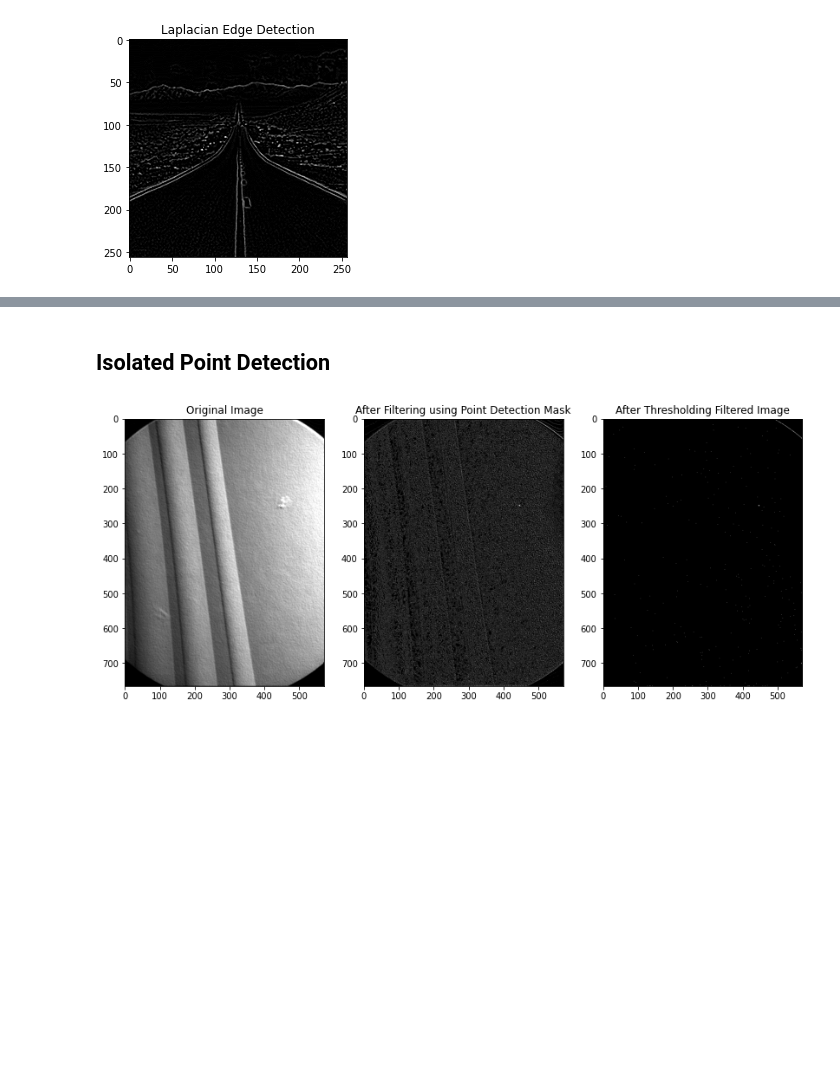
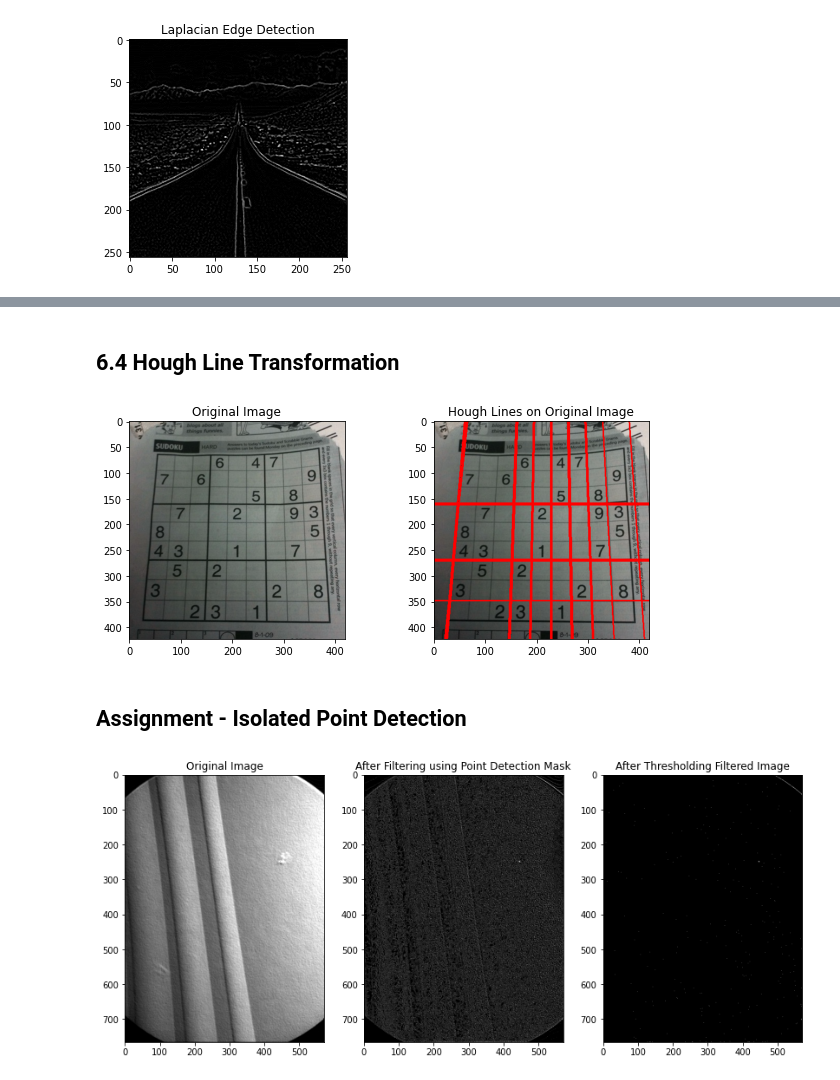
Before and after one commit to siddharthapdutta/DIP-Lab-Sem7, a Jupyter notebook: Exp 6 - Image Segmentation.ipynb, the cells around one changed output, grey strips where cells are left out. Saved outputs shown, nothing was run; the diff lists cells and outputs as text; code cells hidden in the pictures; blank space fills up the shorter version.

```diff
--- a/Exp 6 - Image Segmentation.ipynb
+++ b/Exp 6 - Image Segmentation.ipynb
@@ -114,5 +127,36 @@ plt.show()
+# %% [markdown]
+## 6.4 Hough Line Transformation
+# %%
+image = cv2.imread('Images/sudoku-original.jpg')
+gray = cv2.cvtColor(image, cv2.COLOR_BGR2GRAY)
+edges = cv2.Canny(gray, 50, 150, apertureSize=3)
+lines = cv2.HoughLines(edges, 1, np.pi/180, 200)
+
+for rt in lines:
+    for rho, theta in rt:
+        a = np.cos(theta)
+        b = np.sin(theta)
+        x0 = a*rho
+        y0 = b*rho
+        x1 = int(x0 + 1000*(-b))
+        y1 = int(y0 + 1000*(a))
+        x2 = int(x0 - 1000*(-b))
+        y2 = int(y0 - 1000*(a))
+
+        cv2.line(image, (x1,y1), (x2,y2), (255,0,), 2)
+
+
+fig = plt.figure(figsize=(10, 4))
+ax1 = fig.add_subplot(121)
+ax2 = fig.add_subplot(122)
+ax1.imshow(cv2.imread('Images/sudoku-original.jpg'))
+ax1.title.set_text('Original Image')
+ax2.imshow(image)
+ax2.title.set_text('Hough Lines on Original Image')
+# %% [output]
+[figure, added]
 # %% [markdown]
-## Isolated Point Detection
+## Assignment - Isolated Point Detection
 # %%
 # Using Point Detection Mask on Image
 image = cv2.imread('Images/turbine.jpg', cv2.IMREAD_GRAYSCALE)
```
Also changed, not shown: parts of 17 cells of this notebook, 1 other file.
